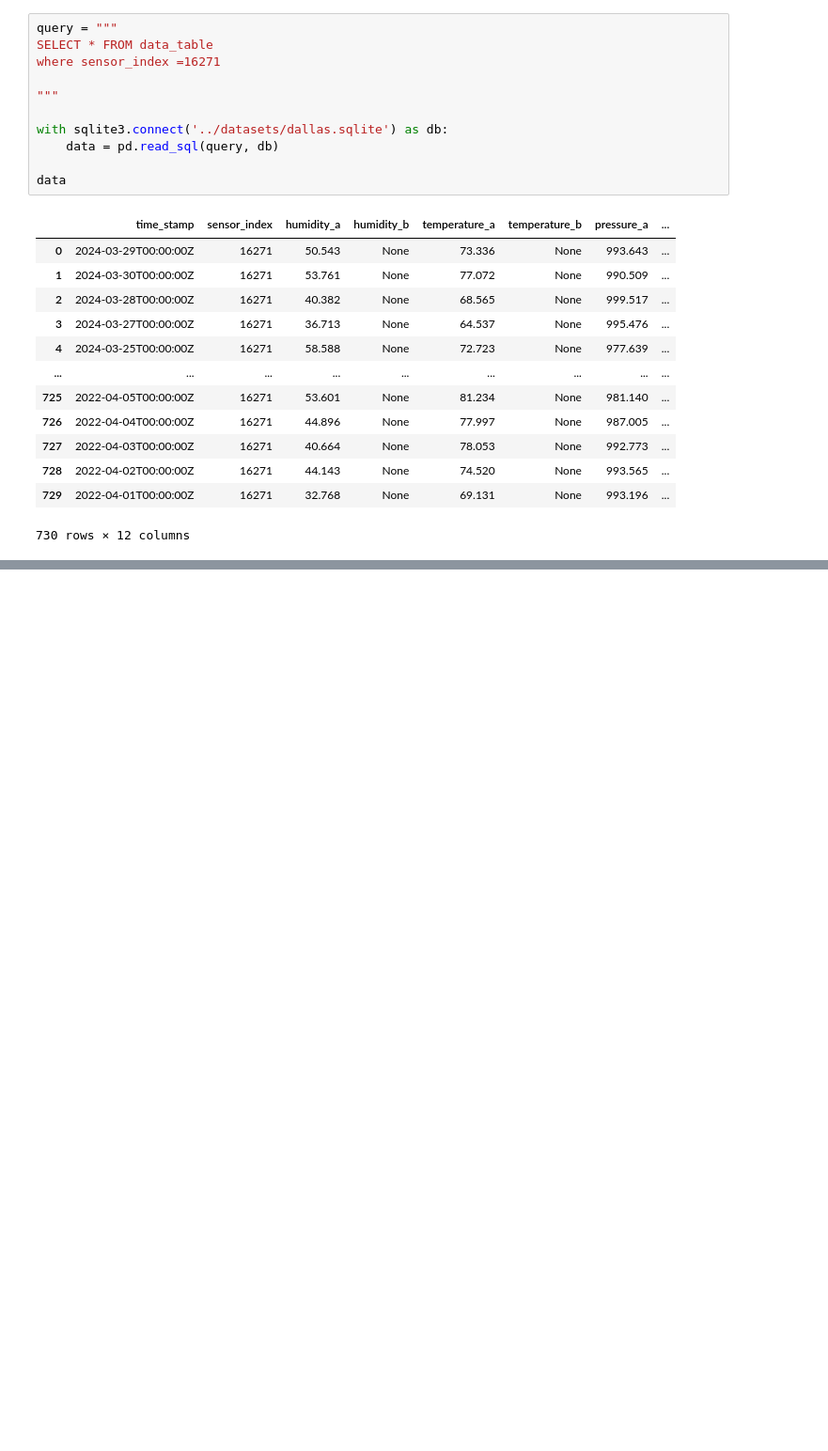
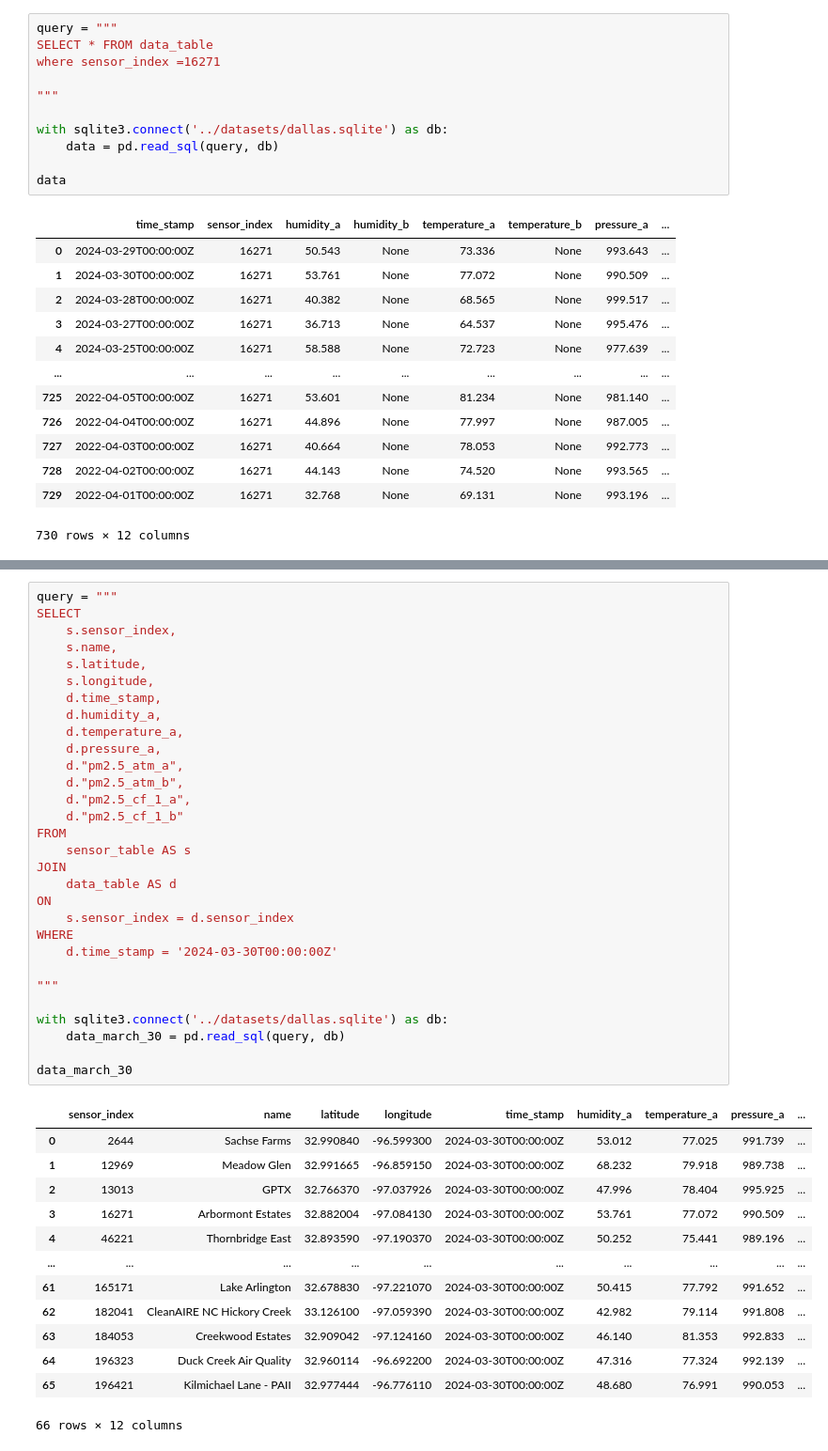
Before and after one commit to siwa-p/Air-quality-monitoring-and-prediction-using-PurpleAir-data, a Jupyter notebook: notebooks/eda_01.ipynb, the cells around one changed output, grey strips where cells are left out. Shown at 94% size. Cells and saved outputs as stored; diff of their text form; blank space fills up the shorter version.

Commit message:
next work on adding weather data to sqlite

```diff
--- a/notebooks/eda_01.ipynb
+++ b/notebooks/eda_01.ipynb
@@ -265,0 +262,44 @@ data
+# %%
+query = """
+SELECT
+    s.sensor_index,
+    s.name,
+    s.latitude,
+    s.longitude,
+    d.time_stamp,
+    d.humidity_a,
+    d.temperature_a,
+    d.pressure_a,
+    d."pm2.5_atm_a",
+    d."pm2.5_atm_b",
+    d."pm2.5_cf_1_a",
+    d."pm2.5_cf_1_b"
+FROM
+    sensor_table AS s
+JOIN
+    data_table AS d
+ON
+    s.sensor_index = d.sensor_index
+WHERE
+    d.time_stamp = '2024-03-30T00:00:00Z'
+
+"""
+
+with sqlite3.connect('../datasets/dallas.sqlite') as db:
+    data_march_30 = pd.read_sql(query, db)
+
+data_march_30
+# %% [output]
+|  | sensor_index | name | latitude | longitude | time_stamp | humidity_a | temperature_a | pressure_a | ... |
+| 0 | 2644 | Sachse Farms | 32.990840 | -96.599300 | 2024-03-30T00:00:00Z | 53.012 | 77.025 | 991.739 | ... |
+| 1 | 12969 | Meadow Glen | 32.991665 | -96.859150 | 2024-03-30T00:00:00Z | 68.232 | 79.918 | 989.738 | ... |
+| 2 | 13013 | GPTX | 32.766370 | -97.037926 | 2024-03-30T00:00:00Z | 47.996 | 78.404 | 995.925 | ... |
+| 3 | 16271 | Arbormont Estates | 32.882004 | -97.084130 | 2024-03-30T00:00:00Z | 53.761 | 77.072 | 990.509 | ... |
+| 4 | 46221 | Thornbridge East | 32.893590 | -97.190370 | 2024-03-30T00:00:00Z | 50.252 | 75.441 | 989.196 | ... |
+| ... | ... | ... | ... | ... | ... | ... | ... | ... | ... |
+| 61 | 165171 | Lake Arlington | 32.678830 | -97.221070 | 2024-03-30T00:00:00Z | 50.415 | 77.792 | 991.652 | ... |
+| 62 | 182041 | CleanAIRE NC Hickory Creek | 33.126100 | -97.059390 | 2024-03-30T00:00:00Z | 42.982 | 79.114 | 991.808 | ... |
+| 63 | 184053 | Creekwood Estates | 32.909042 | -97.124160 | 2024-03-30T00:00:00Z | 46.140 | 81.353 | 992.833 | ... |
+| 64 | 196323 | Duck Creek Air Quality | 32.960114 | -96.692200 | 2024-03-30T00:00:00Z | 47.316 | 77.324 | 992.139 | ... |
+| 65 | 196421 | Kilmichael Lane - PAII | 32.977444 | -96.776110 | 2024-03-30T00:00:00Z | 48.680 | 76.991 | 990.053 | ... |
+66 rows × 12 columns
```
Also changed, not shown: parts of 9 cells of this notebook, 3 other files.
